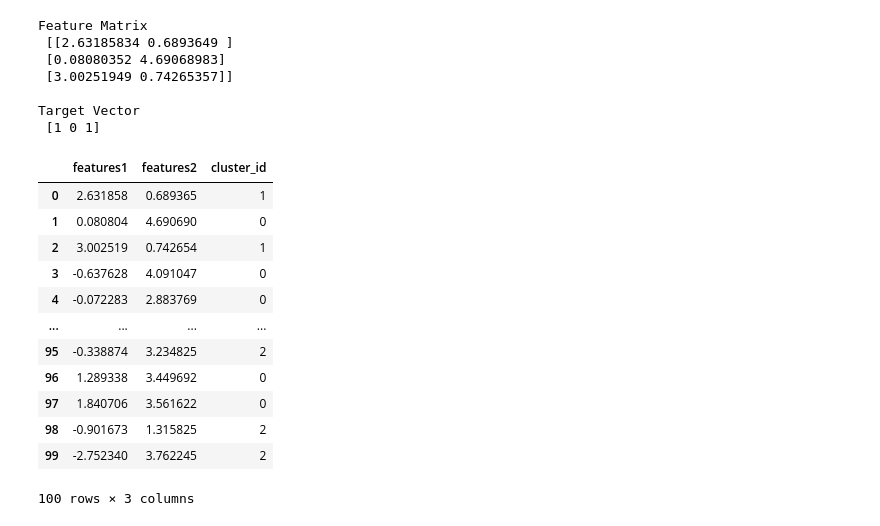
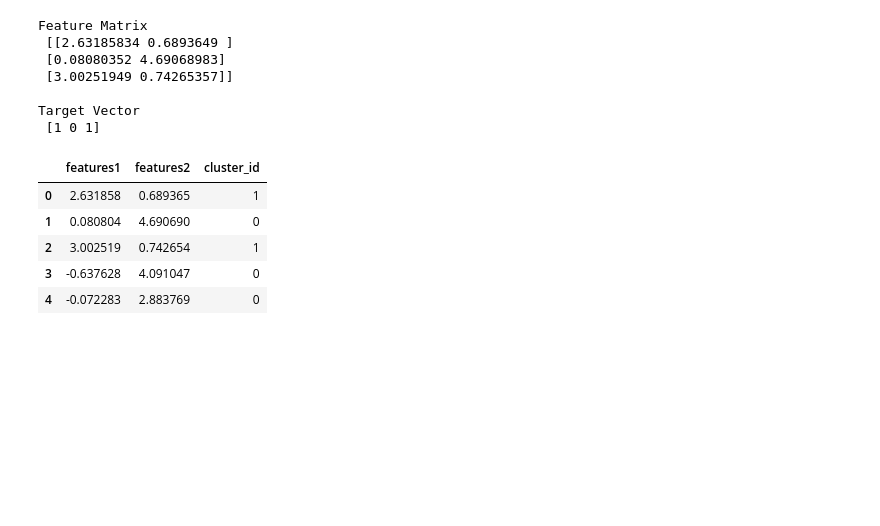
Before and after one commit to akinolu52/advanced-python, a Jupyter notebook: lecture2/lecture2.ipynb, the cells around one changed output. Cells and saved outputs as stored; diff of their text form; code cells hidden in the pictures; blank space fills up the shorter version.

```diff
--- a/lecture2/lecture2.ipynb
+++ b/lecture2/lecture2.ipynb
@@ -136,22 +122,15 @@ Target Vector
 # %%
 df = pd.DataFrame(features, columns=['features1', 'features2'])
 df['cluster_id'] = classes
 
-df
+df.head()
 # %% [output]
 |  | features1 | features2 | cluster_id |
 | 0 | 2.631858 | 0.689365 | 1 |
 | 1 | 0.080804 | 4.690690 | 0 |
 | 2 | 3.002519 | 0.742654 | 1 |
 | 3 | -0.637628 | 4.091047 | 0 |
 | 4 | -0.072283 | 2.883769 | 0 |
-| ... | ... | ... | ... |
-| 95 | -0.338874 | 3.234825 | 2 |
-| 96 | 1.289338 | 3.449692 | 0 |
-| 97 | 1.840706 | 3.561622 | 0 |
-| 98 | -0.901673 | 1.315825 | 2 |
-| 99 | -2.752340 | 3.762245 | 2 |
-100 rows × 3 columns
 # %%
 import plotly.express as px
 
```
Also changed, not shown: parts of 17 cells of this notebook, 3 other files.
